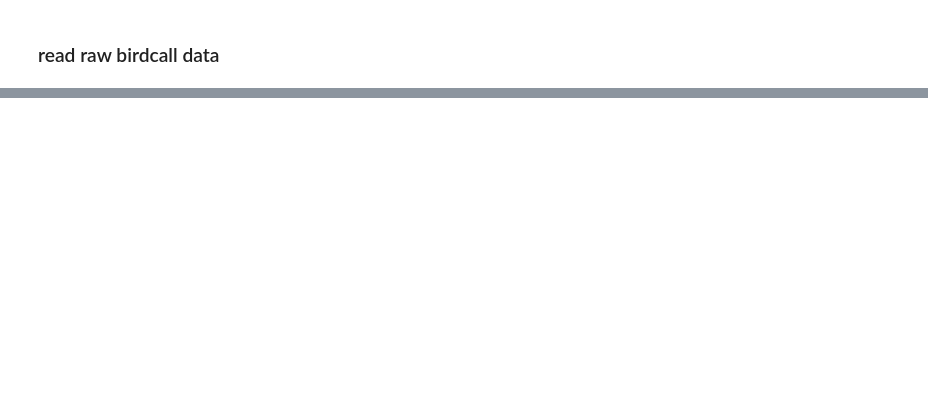
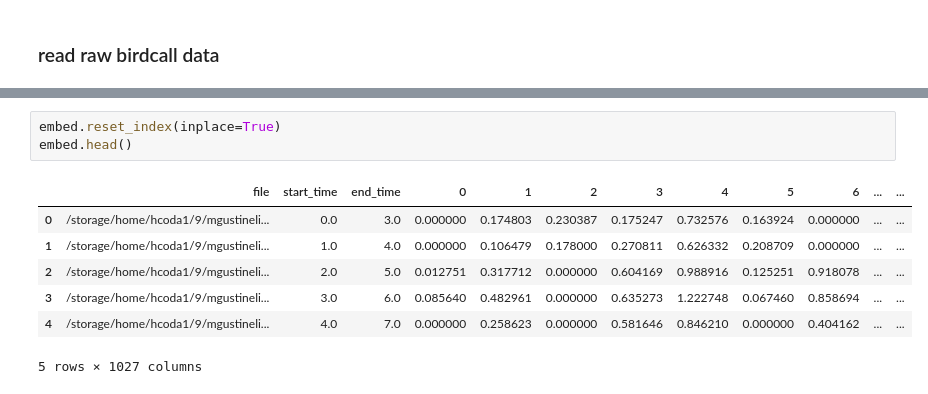
Before and after one commit to dsgt-arc/birdclef-2025, a Jupyter notebook: notebooks/embed/20250524-mg-embed.ipynb, the cells around one changed output, grey strips where cells are left out. Drawn from its saved outputs; the diff is of its cells as text; blank space fills up the shorter version.

```diff
--- a/notebooks/embed/20250524-mg-embed.ipynb
+++ b/notebooks/embed/20250524-mg-embed.ipynb
@@ -91,0 +146,11 @@ ls: write error: Broken pipe
+# %%
+embed.reset_index(inplace=True)
+embed.head()
+# %% [output]
+|  | file | start_time | end_time | 0 | 1 | 2 | 3 | 4 | 5 | 6 | ... | ... |
+| 0 | /storage/home/hcoda1/9/mgustineli... | 0.0 | 3.0 | 0.000000 | 0.174803 | 0.230387 | 0.175247 | 0.732576 | 0.163924 | 0.000000 | ... | ... |
+| 1 | /storage/home/hcoda1/9/mgustineli... | 1.0 | 4.0 | 0.000000 | 0.106479 | 0.178000 | 0.270811 | 0.626332 | 0.208709 | 0.000000 | ... | ... |
+| 2 | /storage/home/hcoda1/9/mgustineli... | 2.0 | 5.0 | 0.012751 | 0.317712 | 0.000000 | 0.604169 | 0.988916 | 0.125251 | 0.918078 | ... | ... |
+| 3 | /storage/home/hcoda1/9/mgustineli... | 3.0 | 6.0 | 0.085640 | 0.482961 | 0.000000 | 0.635273 | 1.222748 | 0.067460 | 0.858694 | ... | ... |
+| 4 | /storage/home/hcoda1/9/mgustineli... | 4.0 | 7.0 | 0.000000 | 0.258623 | 0.000000 | 0.581646 | 0.846210 | 0.000000 | 0.404162 | ... | ... |
+5 rows × 1027 columns
```
Also changed, not shown: parts of 9 cells of this notebook, 2 other files.
